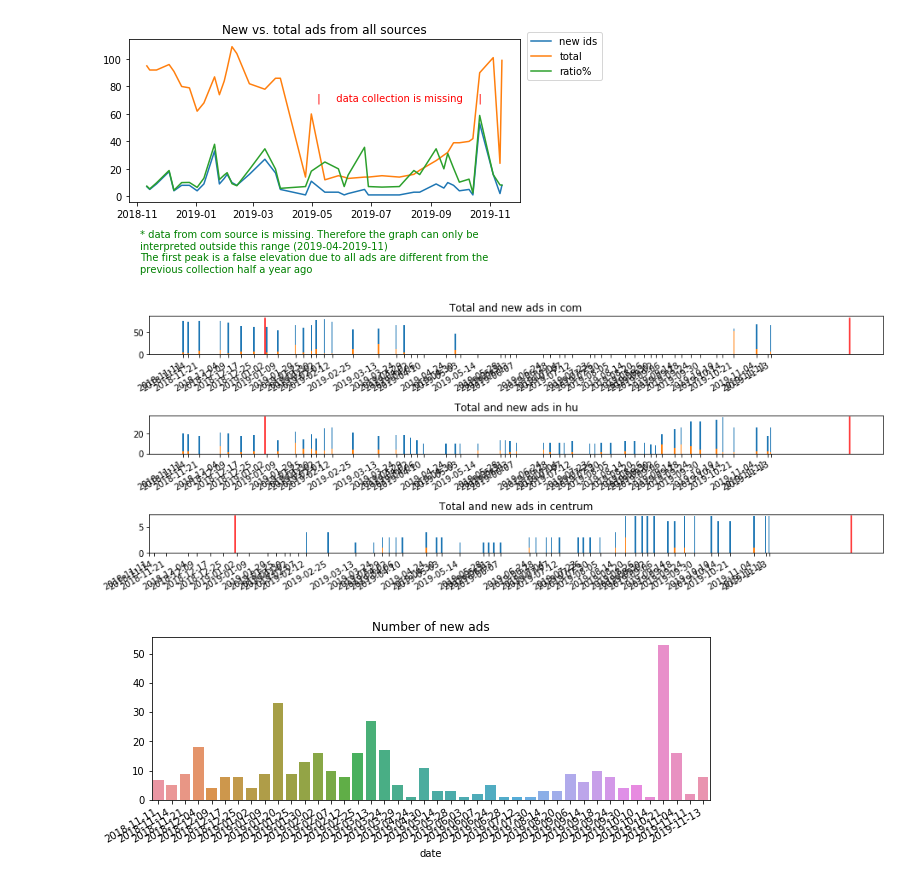
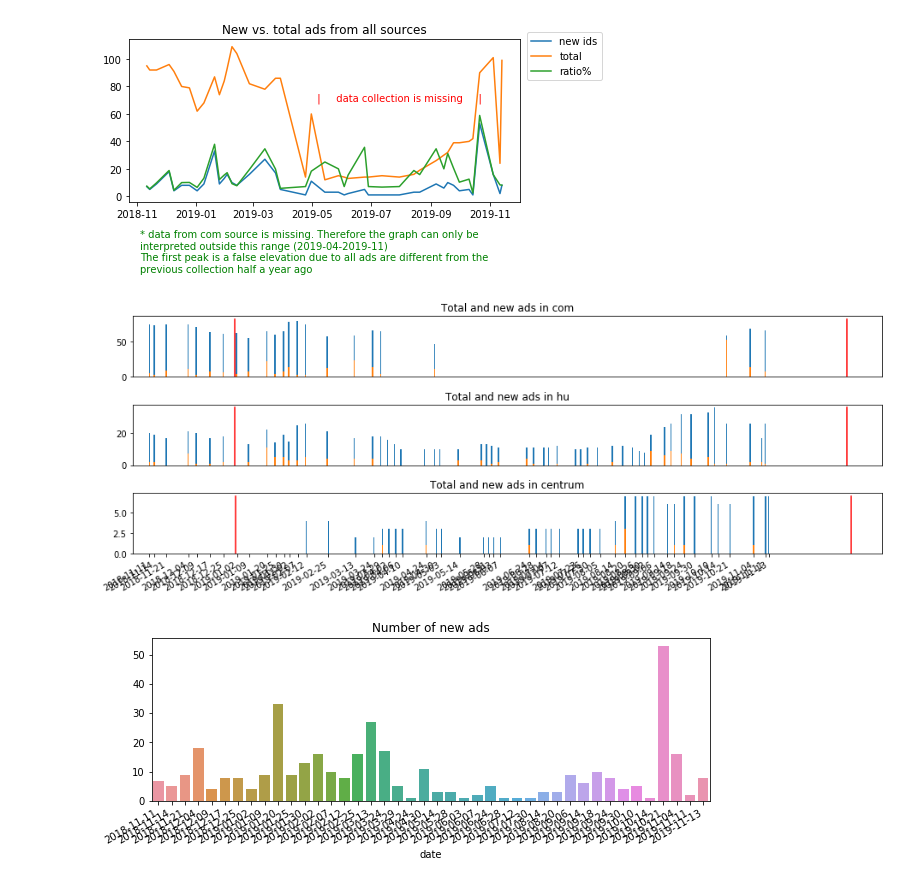
Before and after one commit to Htrismegistos/projectbuds, a Jupyter notebook: Hungarian_property/Statistics.ipynb, the cells around one changed output. Saved outputs shown, nothing was run; the diff lists cells and outputs as text; code cells hidden in the pictures.

```diff
--- a/Hungarian_property/Statistics.ipynb
+++ b/Hungarian_property/Statistics.ipynb
@@ -108,29 +108,30 @@ plt.title('New vs. total ads from all sources');
 # %%
 fig = plt.figure(figsize = (13,5))
 a = 1 #subplot starter
 #plt.title('No of new ads by source')
 x = db.groupby('date')['date'].count().index
 for i in db['source'].unique():
     ax = fig.add_subplot(3,1, a)
     v = db.loc[db['source'] == i].groupby('id').agg({'date': 'min'}).groupby('date').agg({'date':'count'})
     v['ids'] = v['date']
     vv = db.loc[db['source'] == i].groupby('date')['date'].count()
     ax.bar(vv.index[1:], vv[1:], label = 'total ' + i)
     ax.bar(v.index[1:], v['ids'][1:], label = 'new ' + i)
     ax.plot([pd.to_datetime('2019-1-1').date(),pd.to_datetime('2019-1-1').date()],[0, vv.max()], c='r')
     ax.plot([pd.to_datetime('2020-1-1').date(),pd.to_datetime('2020-1-1').date()],[0, vv.max()], c='r')
     ax.set_title('Total and new ads in {}'.format(i))
     #plt.legend(loc = (1.01,0.7))
-    ax.set_xticks(x[1:])
+    #ax.set_xticks(x[1:])
+    ax.set_xticks([])
+    ax.set_xlim(pd.to_datetime('2018-11-1').date())
 
     a +=1
 
-    plt.xticks( rotation = 30, ha = 'right')
-
+plt.xticks(x[1:], rotation = 30, ha = 'right')
 plt.tight_layout()
 plt.show()
 # %% [output]
-[figure, old version]
+[figure, new version]
 # %%
 # unique ads features
 unique = db.groupby('id').agg({'id': 'count','price': 'mean', 'price_sqm': 'mean', 'sqm': 'mean','date': 'min'})
```
Also changed, not shown: parts of 5 cells of this notebook.
